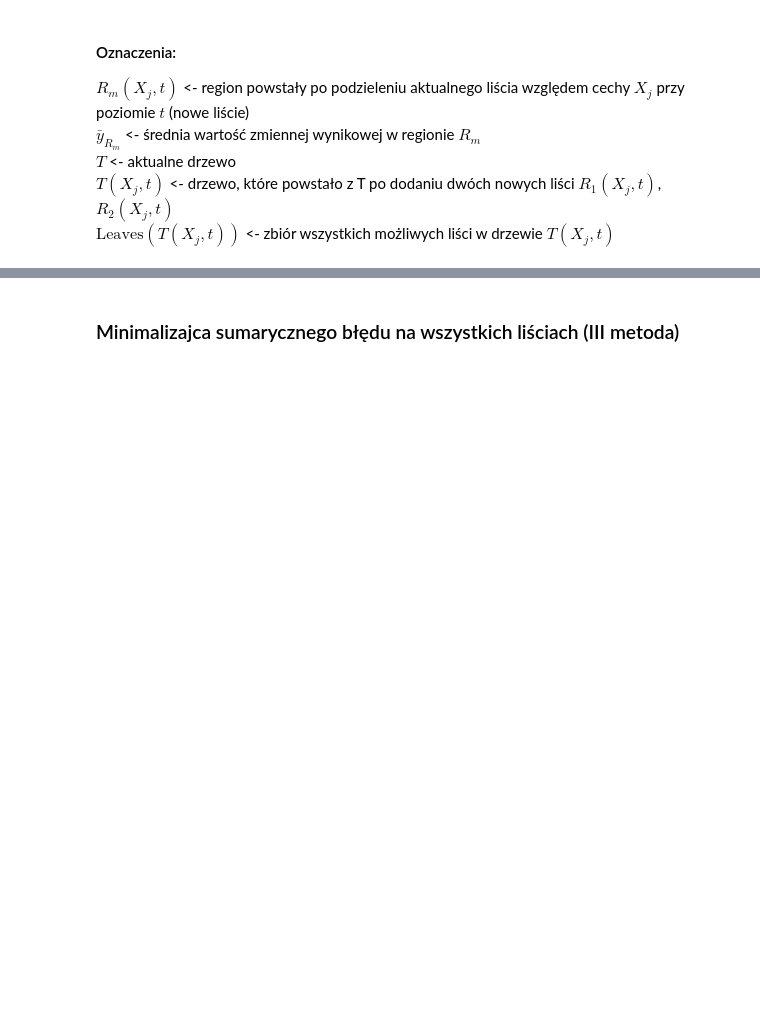
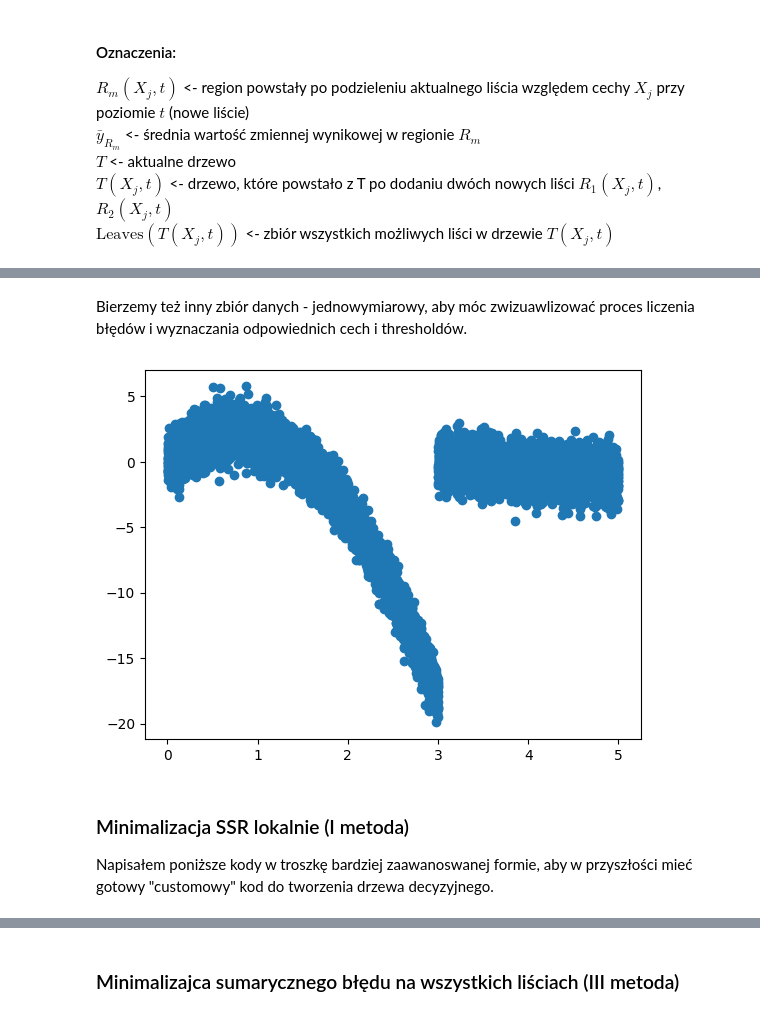
Before and after one commit to tomczj/ML24_25, a Jupyter notebook: Tree_Methods/homework_6.ipynb, the cells around one changed output, grey strips where cells are left out. Saved outputs shown, nothing was run; the diff lists cells and outputs as text; code cells hidden in the pictures; blank space fills up the shorter version.

```diff
--- a/Tree_Methods/homework_6.ipynb
+++ b/Tree_Methods/homework_6.ipynb
@@ -533,0 +244,19 @@ features_per_level, thresholds_per_level
+# %% [markdown]
+Bierzemy też inny zbiór danych - jednowymiarowy, aby móc zwizuawlizować proces liczenia błędów i wyznaczania odpowiednich cech i thresholdów.
+# %%
+np.random.seed(439669)
+X = np.random.uniform(0,5, size = N)
+
+noise = np.random.normal(0, 1, size = N)
+
+#zbiór wybrany raczej for fun w taki sposób
+Y = np.array([np.sin(el) if el > 3 else (6 * el - 4 * el**2) for el in X] + noise)
+
+plt.scatter(X, Y)
+plt.show()
+# %% [output]
+[figure, added]
+# %% [markdown]
+### Minimalizacja SSR lokalnie (I metoda)
+
+Napisałem poniższe kody w troszkę bardziej zaawanoswanej formie, aby w przyszłości mieć gotowy "customowy" kod do tworzenia drzewa decyzyjnego.
```
Also changed, not shown: parts of 41 cells of this notebook, 3 other files.
